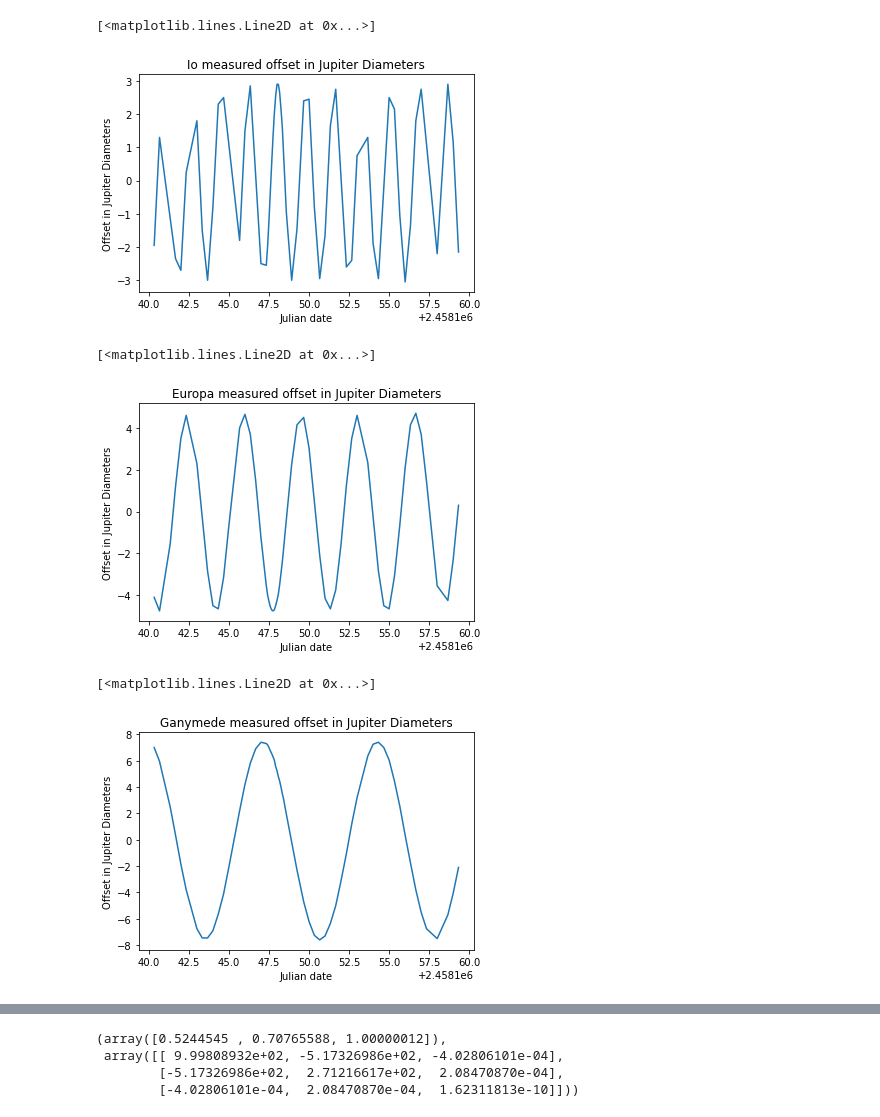
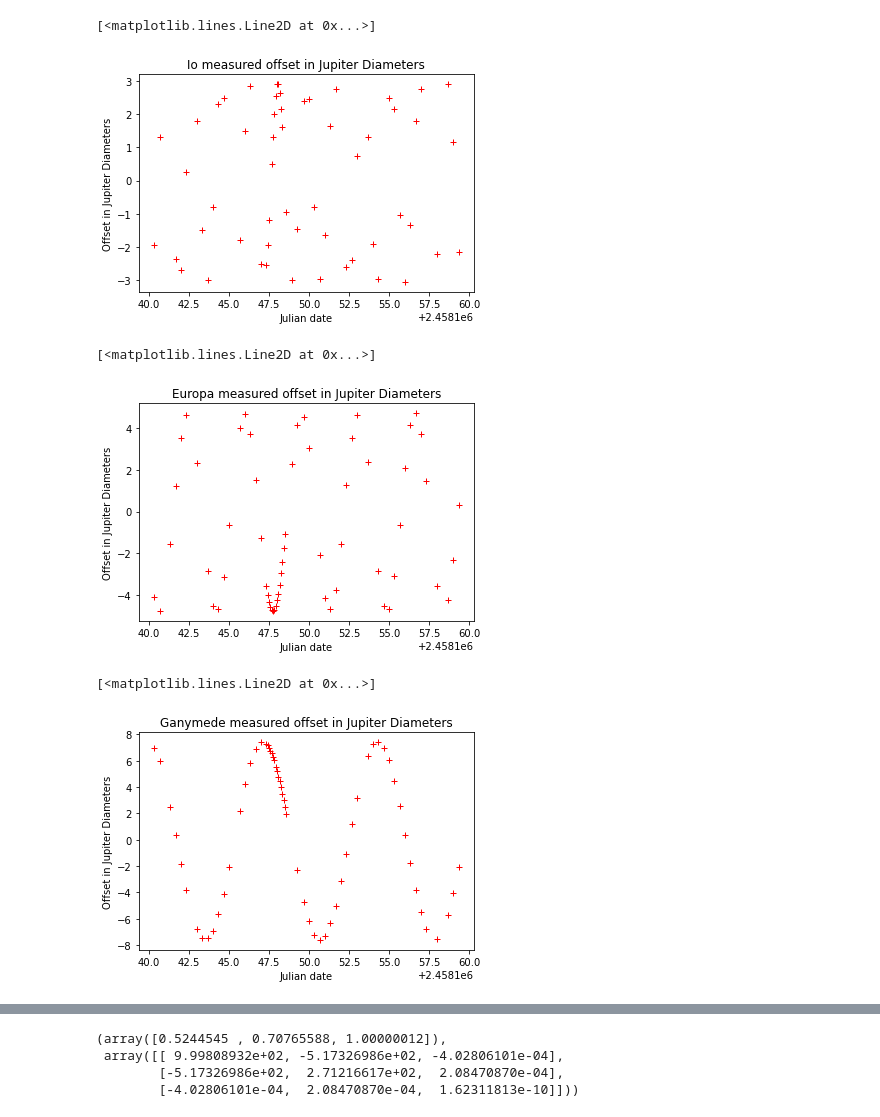
Before and after one commit to petemch/PHYC20040-Solar-LabData, a Jupyter notebook: Moons-of-jupiter-exp1.ipynb, the cells around one changed output, grey strips where cells are left out. Cells and saved outputs as stored; diff of their text form; code cells hidden in the pictures.

Commit message:
Adjusted graphs

```diff
--- a/Moons-of-jupiter-exp1.ipynb
+++ b/Moons-of-jupiter-exp1.ipynb
@@ -29,25 +29,25 @@ DataCal = np.array([13.1,12.75,11.5,10.7,9.65,8.45,5.75,4.25,2.6,1.05,-0.6,-2.2,
 # %%
 plt.title('Io measured offset in Jupiter Diameters')
 plt.xlabel('Julian date')
 plt.ylabel('Offset in Jupiter Diameters')
-plt.plot(TimeOfObsIo, DataIo)
+plt.plot(TimeOfObsIo, DataIo, 'r+')
 # %% [output]
 [<matplotlib.lines.Line2D at 0x...>]
-[figure, old version]
+[figure, new version]
 # %%
 plt.title('Europa measured offset in Jupiter Diameters')
 plt.xlabel('Julian date')
 plt.ylabel('Offset in Jupiter Diameters')
-plt.plot(TimeOfObsEuropa, DataEuropa)
+plt.plot(TimeOfObsEuropa, DataEuropa, 'r+')
 # %% [output]
 [<matplotlib.lines.Line2D at 0x...>]
-[figure, old version]
+[figure, new version]
 # %%
 plt.title('Ganymede measured offset in Jupiter Diameters')
 plt.xlabel('Julian date')
 plt.ylabel('Offset in Jupiter Diameters')
-plt.plot(TimeOfObsGan, DataGan)
+plt.plot(TimeOfObsGan, DataGan, 'r+')
 # %% [output]
 [<matplotlib.lines.Line2D at 0x...>]
-[figure, old version]
+[figure, new version]
 # %%
```
Also changed, not shown: parts of 1 cell of this notebook.
